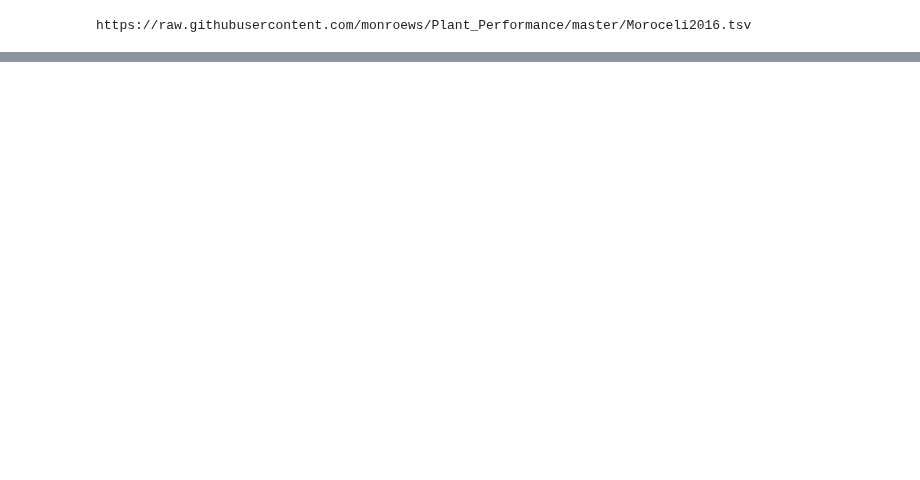
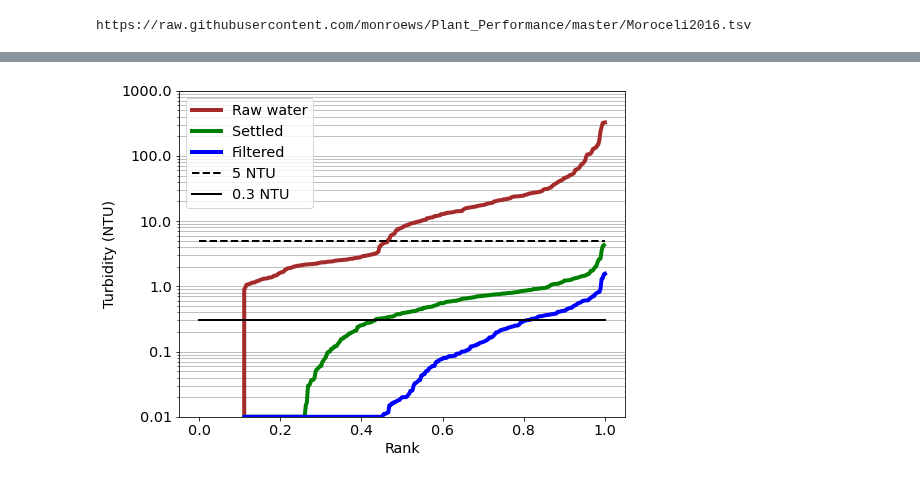
Before and after one commit to monroews/Plant_Performance, a Jupyter notebook: Plant_Performance.ipynb, the cells around one changed output, grey strips where cells are left out. Saved outputs shown, nothing was run; the diff lists cells and outputs as text; code cells hidden in the pictures; blank space fills up the shorter version.

```diff
--- a/Plant_Performance.ipynb
+++ b/Plant_Performance.ipynb
@@ -52,8 +44,3 @@ params = {'legend.fontsize': font,
          'ytick.labelsize':font,
          'axes.formatter.useoffset':False}
 plt.rcParams.update(params)
-# %%
-raw = np.array(pddata[0]['raw (NTU)'])
-time = np.array(pddata[0]['time'])
-print(time[0])
-newraw = np.datetime64(raw[0])
@@ -62,0 +47,76 @@ ValueError: ignored
+# %%
+timelist = []
+rawlist = []
+sedlist = []
+filterlist = []
+ranklist = []
+rawsortlist = []
+sedsortlist = []
+filtsortlist = []
+
+for i in range(len(plants)):
+  timeall = np.array(pddata[i]['time'])
+  firstday = int(np.trunc(timeall[0]))
+  lastday = int(np.trunc(timeall[-1]))
+  days = lastday-firstday+1
+  time = np.linspace(firstday,lastday,days)
+  rawall = np.array(pddata[i]['raw (NTU)']) * u.NTU
+  for j in range(len(rawall)):
+    rawall[j]=max(rawall[j],0.01*u.NTU)
+  sedall = np.array(pddata[i]['sed (NTU)']) * u.NTU
+  for j in range(len(sedall)):
+    sedall[j]=max(sedall[j],0.01*u.NTU)
+  filterall = np.array(pddata[i]['filter (NTU)']) * u.NTU
+  for j in range(len(filterall)):
+    filterall[j]=max(filterall[j],0.01*u.NTU)
+
+  raw = np.zeros(days)
+  sed = np.zeros(days)
+  filt = np.zeros(days)
+  idx_start = 0
+  for j in range(days):
+    if j<days-1:
+      idx_end = np.searchsorted(np.trunc(timeall)-time[j+1],0)
+    else:
+      idx_end = len(timeall)
+    if idx_end > idx_start:
+      raw[j] = np.average(rawall[idx_start:idx_end])
+      sed[j] = np.average(sedall[idx_start:idx_end])
+      filt[j] = np.average(filterall[idx_start:idx_end])
+    idx_start=idx_end
+
+  timelist.append(time)
+  rawlist.append(raw)
+  sedlist.append(sed)
+  filterlist.append(filt)
+  #Remove NaNs from sorted arrays. These NaNs are partly due to missing data and partly due to plant shutdowns during high turbidity
+  firstNaN = days - (np.argwhere(np.isnan(raw))).shape[0]
+  #copy the array, sort the copy, then resize it to eliminate NaNs
+  rawsort = np.resize(np.sort(np.array(raw,copy=True)),firstNaN)
+  sedsort = np.resize(np.sort(np.array(sed,copy=True)),firstNaN)
+  filtsort = np.resize(np.sort(np.array(filt,copy=True)),firstNaN)
+  rank = np.linspace(0,1,len(rawsort),endpoint=True)
+  ranklist.append(rank)
+  rawsortlist.append(rawsort)
+  sedsortlist.append(sedsort)
+  filtsortlist.append(filtsort)
+  plt.plot(rank,rawsort,linewidth=4, color='brown')
+  plt.plot(rank,sedsort,linewidth=4, color='green')
+  plt.plot(rank,filtsort,linewidth=4, color='blue')
+  plt.plot([0,1],[5,5],linewidth=2, color='black', linestyle='dashed')
+  plt.plot([0,1],[0.3,0.3],linewidth=2, color='black')
+  #plt.ylabel('Turbidez (UTN)')
+  #plt.xlabel('Datos ordenados')
+  plt.ylabel('Turbidity (NTU)')
+  plt.xlabel('Rank')
+  plt.yscale('log')
+  plt.ylim(ymin=0.01,ymax=1000)
+  plt.grid(which='both',axis='y')
+  #plt.legend(['Agua cruda','Decantada','Filtrada','5 UTN','0.3 UTN'])
+  plt.legend(['Raw water','Settled','Filtered','5 NTU','0.3 NTU'])
+  plt.gca().yaxis.set_major_formatter(ticker.ScalarFormatter())
+  plt.gca().yaxis.set_major_formatter(ticker.StrMethodFormatter("{x}"))
+  plt.show()
+  print(plants[i],'Datos de',time[0], 'a', time[len(time)-1])
+# %% [output]
+[figure, added]
```
Also changed, not shown: parts of 15 cells of this notebook, 2 other files.
